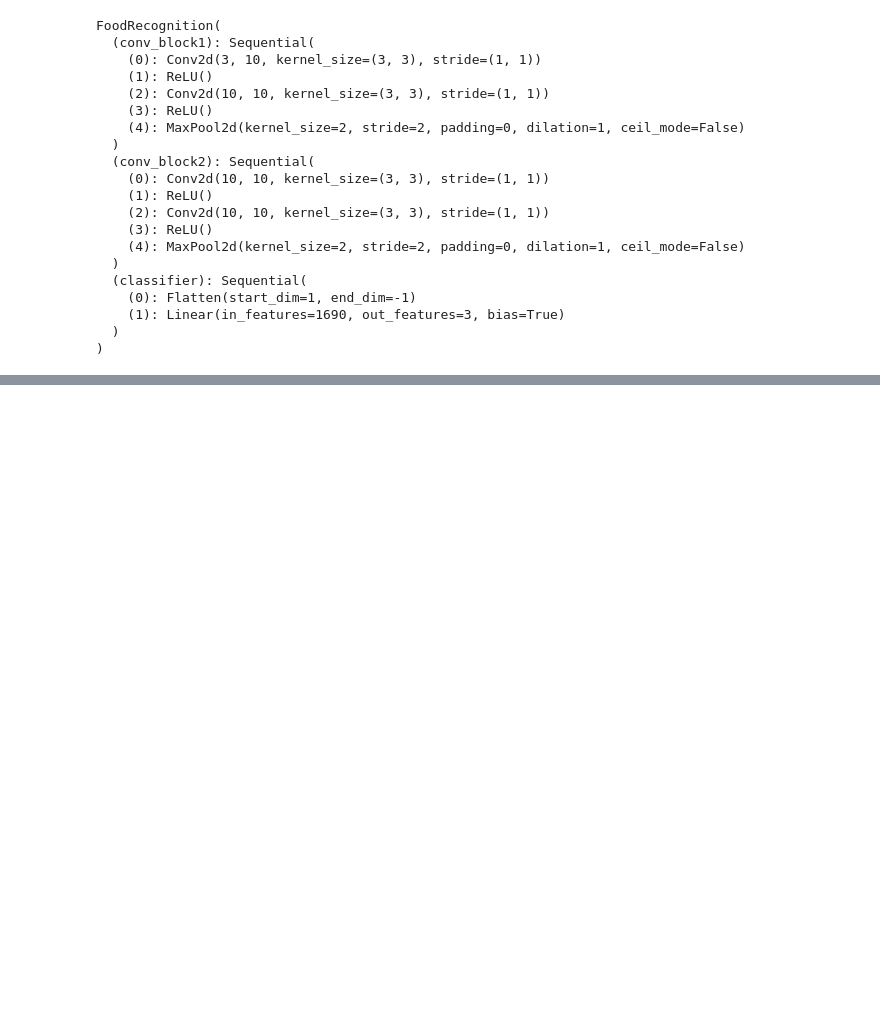
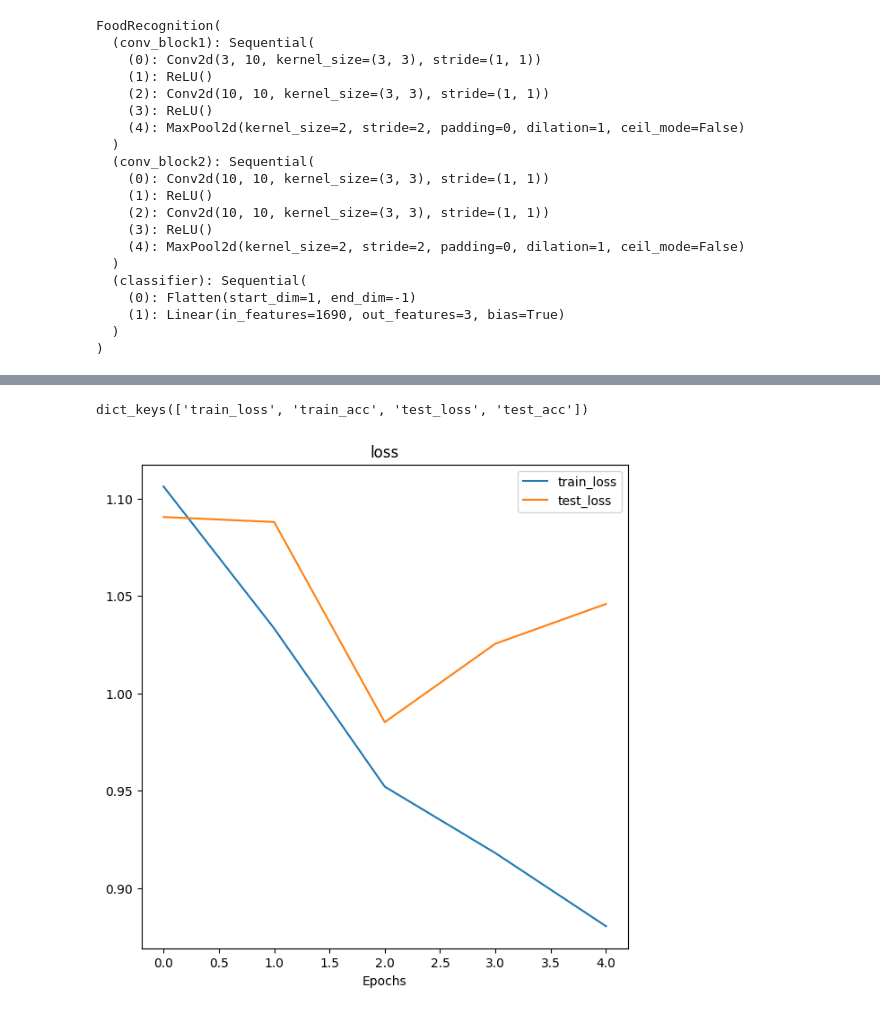
Before and after one commit to ayda76/DeepLearningPytorch, a Jupyter notebook: Food Recognition/FoodRecognition.ipynb, the cells around one changed output, grey strips where cells are left out. Saved outputs shown, nothing was run; the diff lists cells and outputs as text; code cells hidden in the pictures; blank space fills up the shorter version.

Commit message:
made some augmentations on data then fed the model

```diff
--- a/Food Recognition/FoodRecognition.ipynb
+++ b/Food Recognition/FoodRecognition.ipynb
@@ -584,11 +584,11 @@ simple_test_data=datasets.ImageFolder(root=test_dir,
 NumWokers=os.cpu_count()
 
 simple_train_dataloader=DataLoader(dataset=simple_train_data,
-                                   batch_size=32,
+                                   batch_size=1,
                                    shuffle=True,
                                    num_workers=NumWokers)
 simple_test_dataloader=DataLoader(dataset=simple_test_data,
-                                  batch_size=32,
+                                  batch_size=1,
                                   shuffle=False,
                                   num_workers=NumWokers)
 # %%
@@ -709,0 +877,4 @@ Estimated Total Size (MB): 24.40
+# %%
+import torchmetrics
+from torchmetrics import Accuracy
+accuracy=Accuracy(task="multiclass", num_classes=3).to(device)
@@ -709,0 +922,40 @@ Estimated Total Size (MB): 24.40
+# %%
+model0_results.keys()
+# %% [output]
+dict_keys(['train_loss', 'train_acc', 'test_loss', 'test_acc'])
+# %%
+def plot_loss_curves(results:Dict[str, List[float]]):
+  #plot training curves of a results dictionary
+  #get the loss values of teh results dictionary(train, test)
+
+  loss=results["train_loss"]
+  test_loss =results["test_loss"]
+
+  #get the accuracy of the results dictionary
+  accuracy=results["train_acc"]
+  test_accuracy=results["test_acc"]
+
+  #figure out how many epochs there were
+  epochs= range(len(results["train_loss"]))
+
+  # set up plot
+  plt.figure(figsize=(7,7))
+  plt.plot(epochs, loss, label="train_loss")
+  plt.plot(epochs, test_loss, label="test_loss")
+  plt.title("loss")
+  plt.xlabel("Epochs")
+  plt.legend()
+
+  #plot the accuracy
+  """
+  plt.subplot(1,2,2)
+  plt.plot(epochs, accuracy, label="train_accuracy")
+  plt.plot(epochs, test_accuracy, label="test_accuracy")
+  plt.title("accuracy")
+  plt.xlabel("Epochs")
+  plt.legend()
+  """
+# %%
+plot_loss_curves(model0_results)
+# %% [output]
+[figure, added]
```
Also changed, not shown: parts of 37 cells of this notebook.
